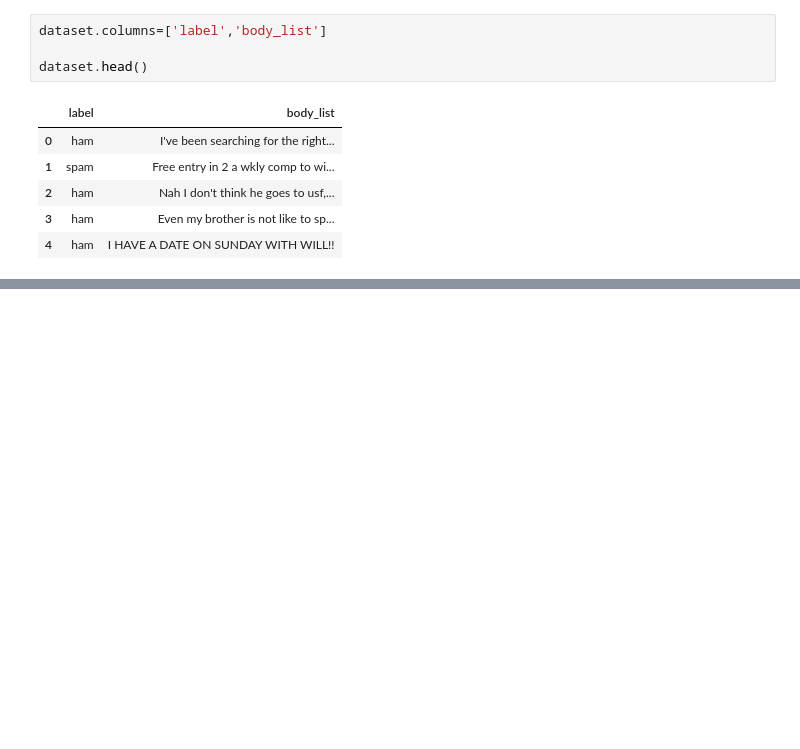
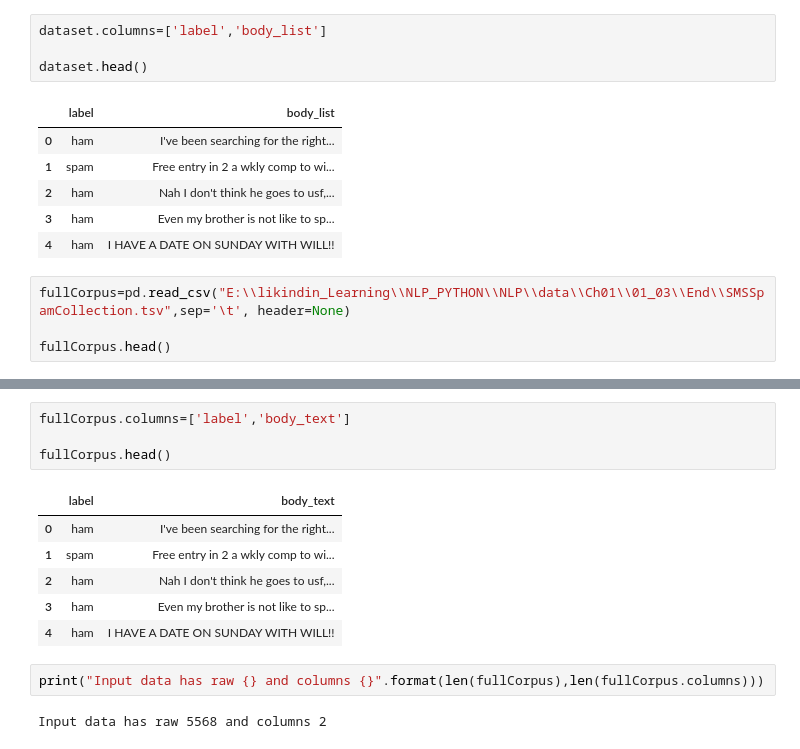
Before and after one commit to DeepakAIMLQ/NLP, a Jupyter notebook: nlp_py1.ipynb, the cells around one changed output, grey strips where cells are left out. Cells and saved outputs as stored; diff of their text form; blank space fills up the shorter version.

```diff
--- a/nlp_py1.ipynb
+++ b/nlp_py1.ipynb
@@ -148,3 +148,7 @@ dataset.head()
 | 2 | ham | Nah I don't think he goes to usf,... |
 | 3 | ham | Even my brother is not like to sp... |
 | 4 | ham | I HAVE A DATE ON SUNDAY WITH WILL!! |
+# %%
+fullCorpus=pd.read_csv("E:\\likindin_Learning\\NLP_PYTHON\\NLP\\data\\Ch01\\01_03\\End\\SMSSpamCollection.tsv",sep='\t', header=None)
+
+fullCorpus.head()
@@ -150,0 +162,15 @@ dataset.head()
+# %%
+fullCorpus.columns=['label','body_text']
+
+fullCorpus.head()
+# %% [output]
+|  | label | body_text |
+| 0 | ham | I've been searching for the right... |
+| 1 | spam | Free entry in 2 a wkly comp to wi... |
+| 2 | ham | Nah I don't think he goes to usf,... |
+| 3 | ham | Even my brother is not like to sp... |
+| 4 | ham | I HAVE A DATE ON SUNDAY WITH WILL!! |
+# %%
+print("Input data has raw {} and columns {}".format(len(fullCorpus),len(fullCorpus.columns)))
+# %% [output]
+Input data has raw 5568 and columns 2
```
Also changed, not shown: parts of 4 cells of this notebook.
